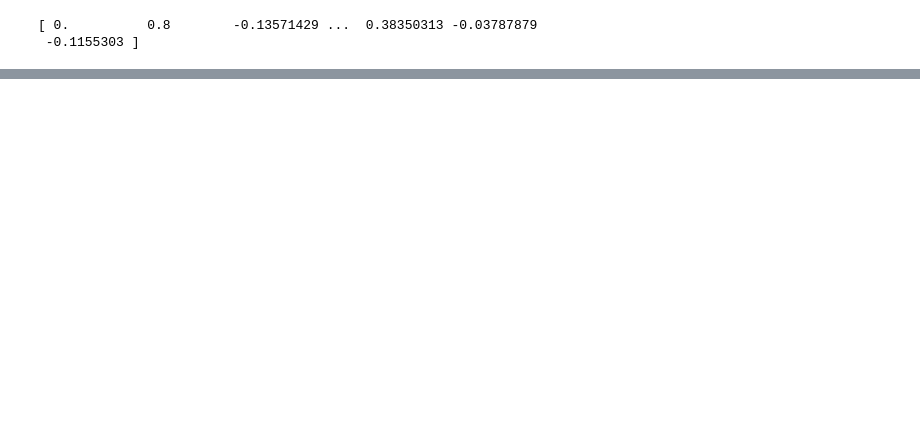
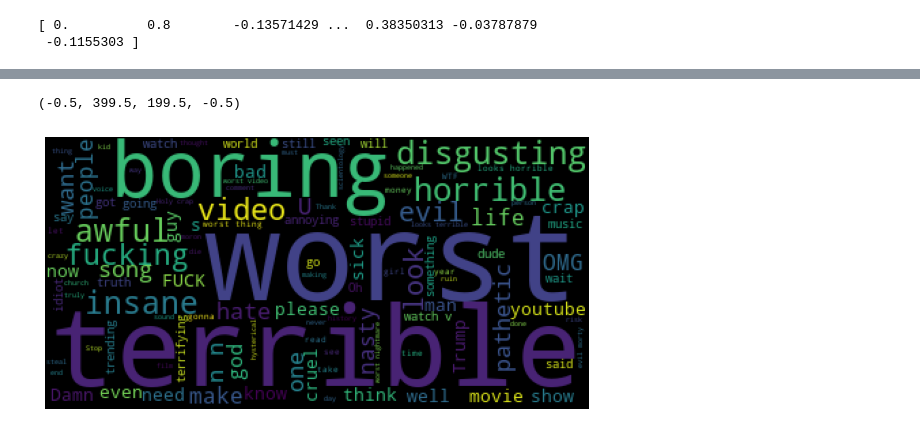
Before and after one commit to Omkar078/Youtube-text-Data-Analysis, a Jupyter notebook: Youtube Data Analysis.ipynb, the cells around one changed output, grey strips where cells are left out. Cells and saved outputs as stored; diff of their text form; code cells hidden in the pictures; blank space fills up the shorter version.

```diff
--- a/Youtube Data Analysis.ipynb
+++ b/Youtube Data Analysis.ipynb
@@ -113,0 +126,3 @@ print(df['polarity'].unique())
+# %%
+df_negative = df[df['polarity']==-1]
+df_negative
@@ -113,0 +150,3 @@ print(df['polarity'].unique())
+# %%
+total_comments2 = ' '.join(df_negative['comment_text'])
+total_comments2[0:100]
@@ -113,0 +162,3 @@ print(df['polarity'].unique())
+# %%
+wordcloud_n=WordCloud(stopwords=set(STOPWORDS)).generate(total_comments2)
+wordcloud_n
@@ -113,0 +176,7 @@ print(df['polarity'].unique())
+# %%
+plt.figure(figsize=(15,5))
+plt.imshow(wordcloud_n)
+plt.axis('off')
+# %% [output]
+(-0.5, 399.5, 199.5, -0.5)
+[figure, added]
```
Also changed, not shown: parts of 19 cells of this notebook.
